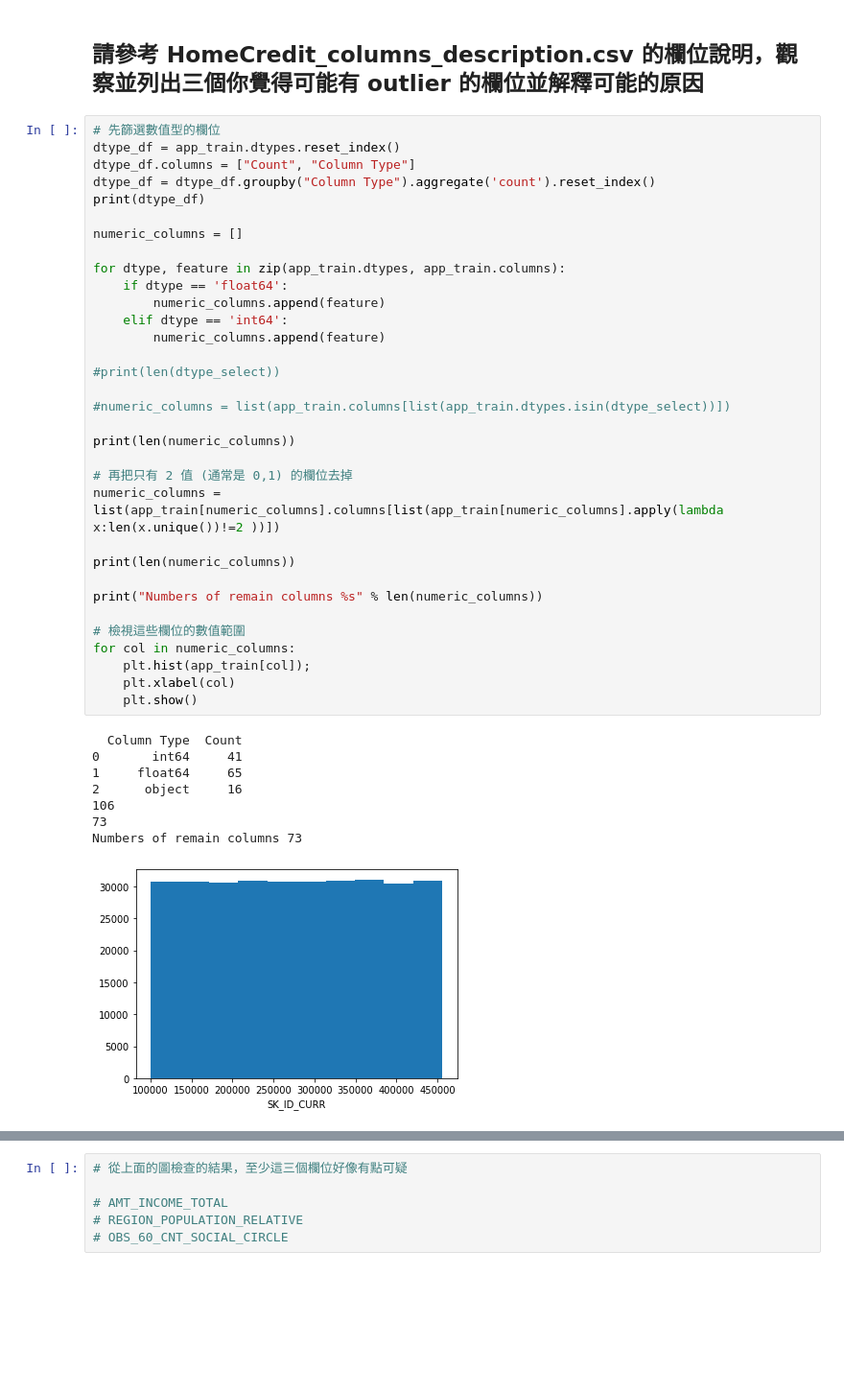
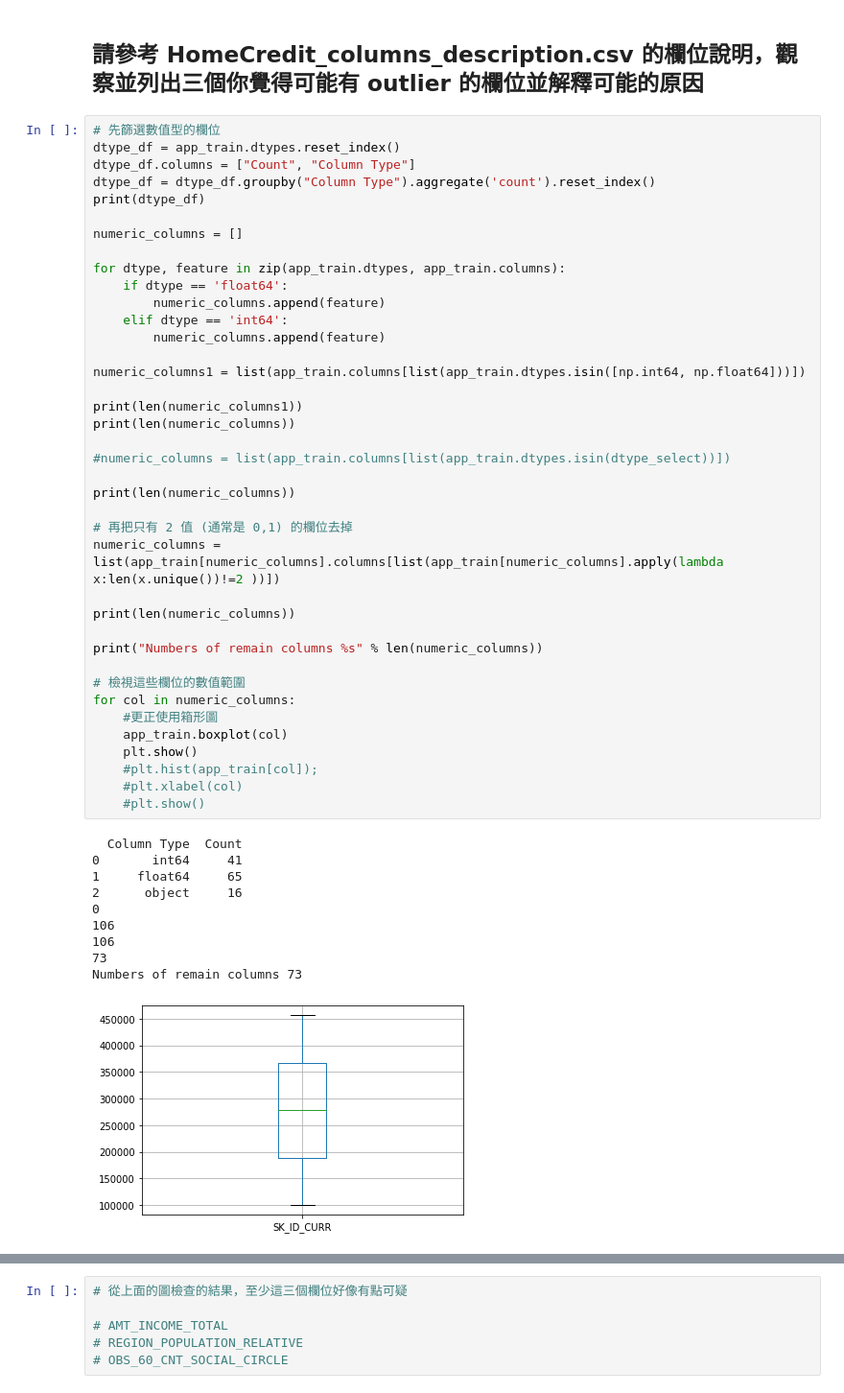
Before and after one commit to WangRory/3rd-ML100Days, a Jupyter notebook: homework/Day_009_HW.ipynb, the cells around one changed output, grey strips where cells are left out. Shown at 96% size. Saved outputs shown, nothing was run; the diff lists cells and outputs as text; blank space fills up the shorter version.

```diff
--- a/homework/Day_009_HW.ipynb
+++ b/homework/Day_009_HW.ipynb
@@ -48,34 +48,42 @@ numeric_columns = []
 
 for dtype, feature in zip(app_train.dtypes, app_train.columns):
     if dtype == 'float64':
         numeric_columns.append(feature)
     elif dtype == 'int64':
         numeric_columns.append(feature)
 
-#print(len(dtype_select))
+numeric_columns1 = list(app_train.columns[list(app_train.dtypes.isin([np.int64, np.float64]))])
+
+print(len(numeric_columns1))
+print(len(numeric_columns))
 
 #numeric_columns = list(app_train.columns[list(app_train.dtypes.isin(dtype_select))])
 
 print(len(numeric_columns))
 
 # 再把只有 2 值 (通常是 0,1) 的欄位去掉
 numeric_columns = list(app_train[numeric_columns].columns[list(app_train[numeric_columns].apply(lambda x:len(x.unique())!=2 ))])
 
 print(len(numeric_columns))
 
 print("Numbers of remain columns %s" % len(numeric_columns))
 
 # 檢視這些欄位的數值範圍
 for col in numeric_columns:
-    plt.hist(app_train[col]);
-    plt.xlabel(col)
+    #更正使用箱形圖
+    app_train.boxplot(col)
     plt.show()
+    #plt.hist(app_train[col]);
+    #plt.xlabel(col)
+    #plt.show()
 # %% [output]
   Column Type  Count
 0       int64     41
 1     float64     65
 2      object     16
+0
+106
 106
 73
 Numbers of remain columns 73
-[figure, old version]
+[figure, new version]
```
Also changed, not shown: parts of 4 cells of this notebook.
